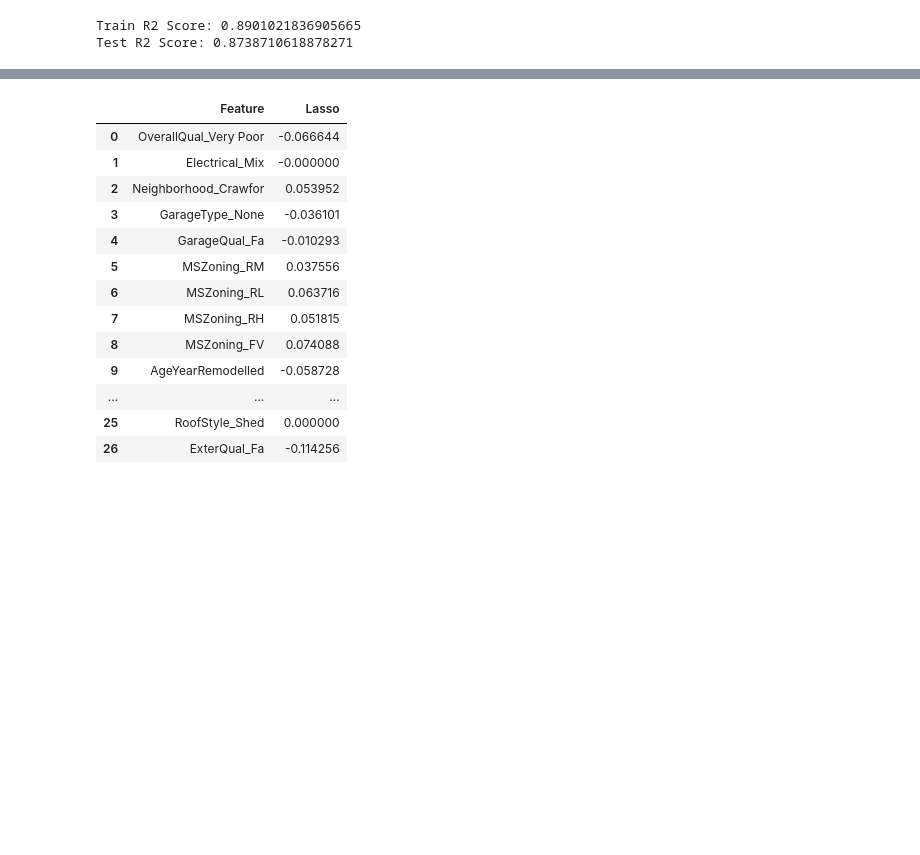
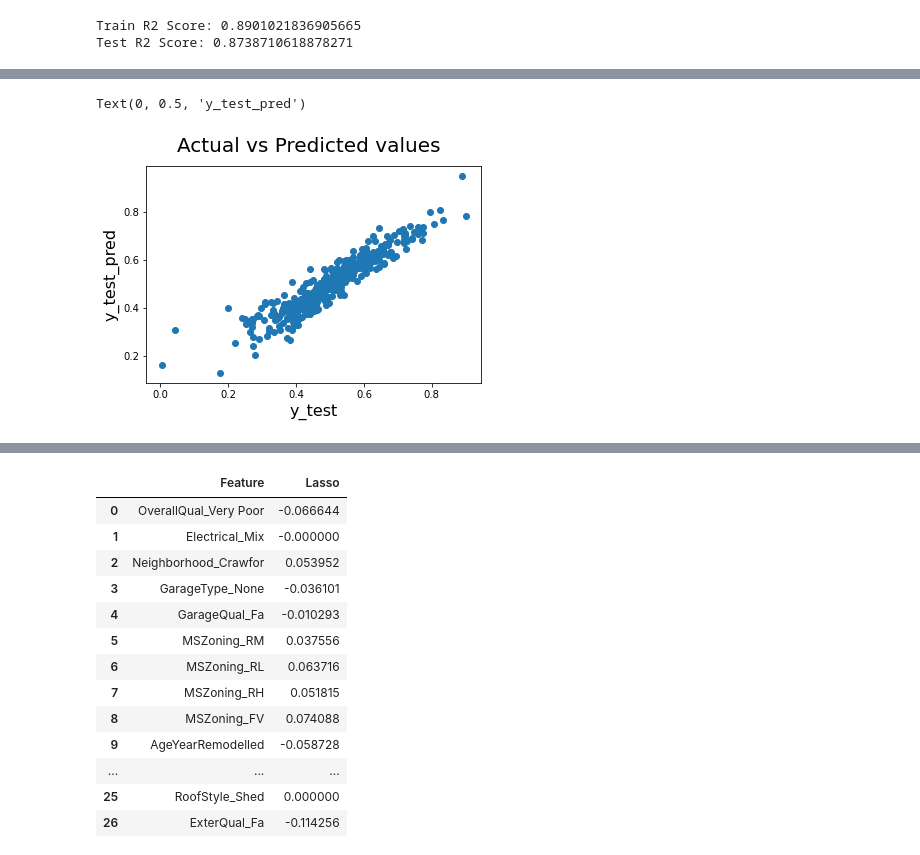
Before and after one commit to sivaprasadt246/AdvanedRegressionAssignment, a Jupyter notebook: AdvancedRegressionAssignment.ipynb, the cells around one changed output, grey strips where cells are left out. Drawn from its saved outputs; the diff is of its cells as text; code cells hidden in the pictures; blank space fills up the shorter version.

```diff
--- a/AdvancedRegressionAssignment.ipynb
+++ b/AdvancedRegressionAssignment.ipynb
@@ -879,0 +872,9 @@ Test R2 Score: 0.8738710618878271
+# %%
+fig = plt.figure()
+plt.scatter(y_test, y_pred_test)
+fig.suptitle('Actual vs Predicted values', fontsize = 20)
+plt.xlabel('y_test', fontsize = 16)
+plt.ylabel('y_test_pred', fontsize = 16)
+# %% [output]
+Text(0, 0.5, 'y_test_pred')
+[figure, added]
```
Also changed, not shown: parts of 8 cells of this notebook.
